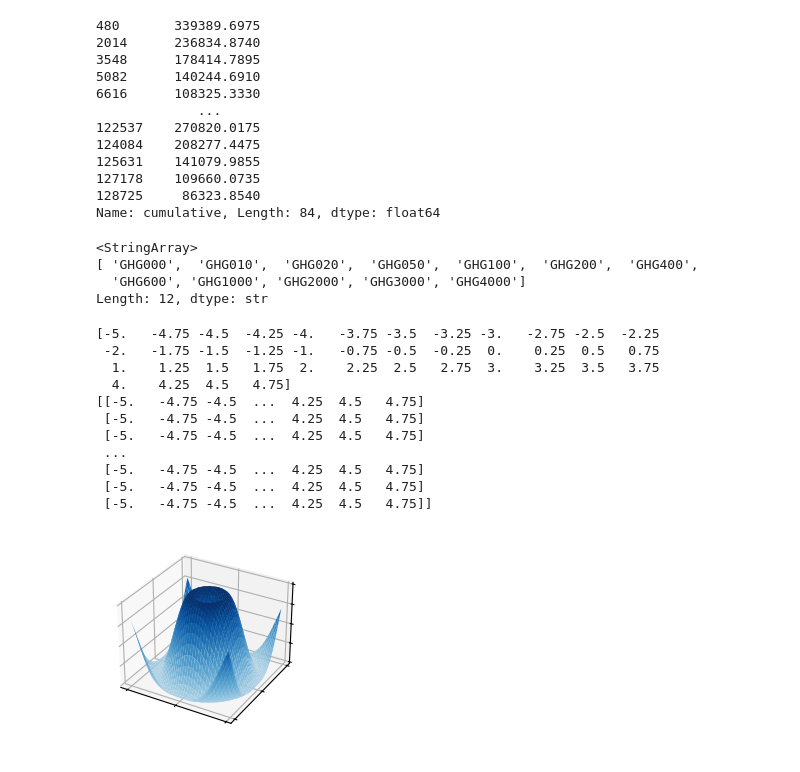
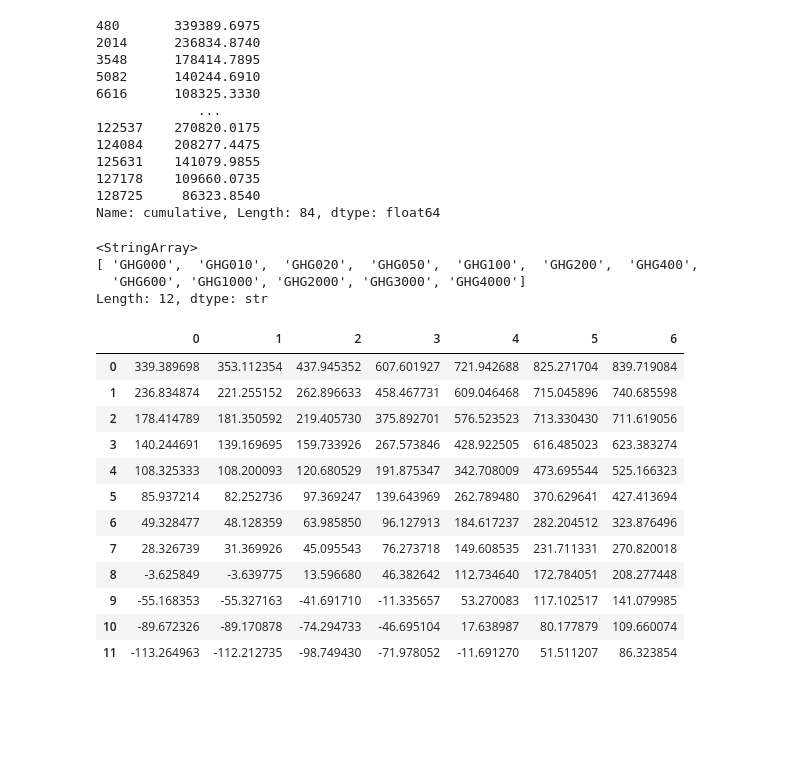
Before and after one commit to jansteinhauser/MM_scripts, a Jupyter notebook: Bio-Bio/Plot0.ipynb, the cells around one changed output. Saved outputs shown, nothing was run; the diff lists cells and outputs as text; code cells hidden in the pictures; blank space fills up the shorter version.

Commit message:
Init Bio Bio Plot 2

```diff
--- a/Bio-Bio/Plot0.ipynb
+++ b/Bio-Bio/Plot0.ipynb
@@ -67,18 +67,32 @@ Name: cumulative, Length: 84, dtype: float64
 # %%
 ghgscens = co2[co2['BIOscen']=="BIO00"]['GHGscen'].values
 print(ghgscens)
 emis = []
 #ghgscens <- dplyr::filter(co2,BIOscen=="BIO00")$GHGscen
 for g in ghgscens:
    # print(co2[co2['GHGscen']==g]['cumulative'].values/1000)
     emis.append(co2[co2['GHGscen']==g]['cumulative'].values/1000)
 emis_df = pd.DataFrame(emis)
+emis_df
 #print(emis_df)
 # %% [output]
 <StringArray>
 [ 'GHG000',  'GHG010',  'GHG020',  'GHG050',  'GHG100',  'GHG200',  'GHG400',
   'GHG600', 'GHG1000', 'GHG2000', 'GHG3000', 'GHG4000']
 Length: 12, dtype: str
+|  | 0 | 1 | 2 | 3 | 4 | 5 | 6 |
+| 0 | 339.389698 | 353.112354 | 437.945352 | 607.601927 | 721.942688 | 825.271704 | 839.719084 |
+| 1 | 236.834874 | 221.255152 | 262.896633 | 458.467731 | 609.046468 | 715.045896 | 740.685598 |
+| 2 | 178.414789 | 181.350592 | 219.405730 | 375.892701 | 576.523523 | 713.330430 | 711.619056 |
+| 3 | 140.244691 | 139.169695 | 159.733926 | 267.573846 | 428.922505 | 616.485023 | 623.383274 |
+| 4 | 108.325333 | 108.200093 | 120.680529 | 191.875347 | 342.708009 | 473.695544 | 525.166323 |
+| 5 | 85.937214 | 82.252736 | 97.369247 | 139.643969 | 262.789480 | 370.629641 | 427.413694 |
+| 6 | 49.328477 | 48.128359 | 63.985850 | 96.127913 | 184.617237 | 282.204512 | 323.876496 |
+| 7 | 28.326739 | 31.369926 | 45.095543 | 76.273718 | 149.608535 | 231.711331 | 270.820018 |
+| 8 | -3.625849 | -3.639775 | 13.596680 | 46.382642 | 112.734640 | 172.784051 | 208.277448 |
+| 9 | -55.168353 | -55.327163 | -41.691710 | -11.335657 | 53.270083 | 117.102517 | 141.079985 |
+| 10 | -89.672326 | -89.170878 | -74.294733 | -46.695104 | 17.638987 | 80.177879 | 109.660074 |
+| 11 | -113.264963 | -112.212735 | -98.749430 | -71.978052 | -11.691270 | 51.511207 | 86.323854 |
 # %%
 #print(emis_df.values)
 # %%
@@ -158,39 +172,3 @@ fig.update_xaxes(
 )
 
 fig.show()
-# %%
-import matplotlib.pyplot as plt
-import numpy as np
-
-plt.style.use('_mpl-gallery')
-
-# Make data
-X = np.arange(-5, 5, 0.25)
-print(X)
-Y = np.arange(-5, 5, 0.25)
-X, Y = np.meshgrid(X, Y)
-R = np.sqrt(X**2 + Y**2)
-Z = np.sin(R)
-print(X)
-# Plot the surface
-fig, ax = plt.subplots(subplot_kw={"projection": "3d"})
-ax.plot_surface(X, Y, Z, vmin=Z.min() * 2, cmap="Blues")
-
-ax.set(xticklabels=[],
-       yticklabels=[],
-       zticklabels=[])
-
-plt.show()
-# %% [output]
-[-5.   -4.75 -4.5  -4.25 -4.   -3.75 -3.5  -3.25 -3.   -2.75 -2.5  -2.25
- -2.   -1.75 -1.5  -1.25 -1.   -0.75 -0.5  -0.25  0.    0.25  0.5   0.75
-  1.    1.25  1.5   1.75  2.    2.25  2.5   2.75  3.    3.25  3.5   3.75
-  4.    4.25  4.5   4.75]
-[[-5.   -4.75 -4.5  ...  4.25  4.5   4.75]
- [-5.   -4.75 -4.5  ...  4.25  4.5   4.75]
- [-5.   -4.75 -4.5  ...  4.25  4.5   4.75]
- ...
- [-5.   -4.75 -4.5  ...  4.25  4.5   4.75]
- [-5.   -4.75 -4.5  ...  4.25  4.5   4.75]
- [-5.   -4.75 -4.5  ...  4.25  4.5   4.75]]
-[figure, removed]
```
Also changed, not shown: parts of 1 cell of this notebook, 2 other files.
